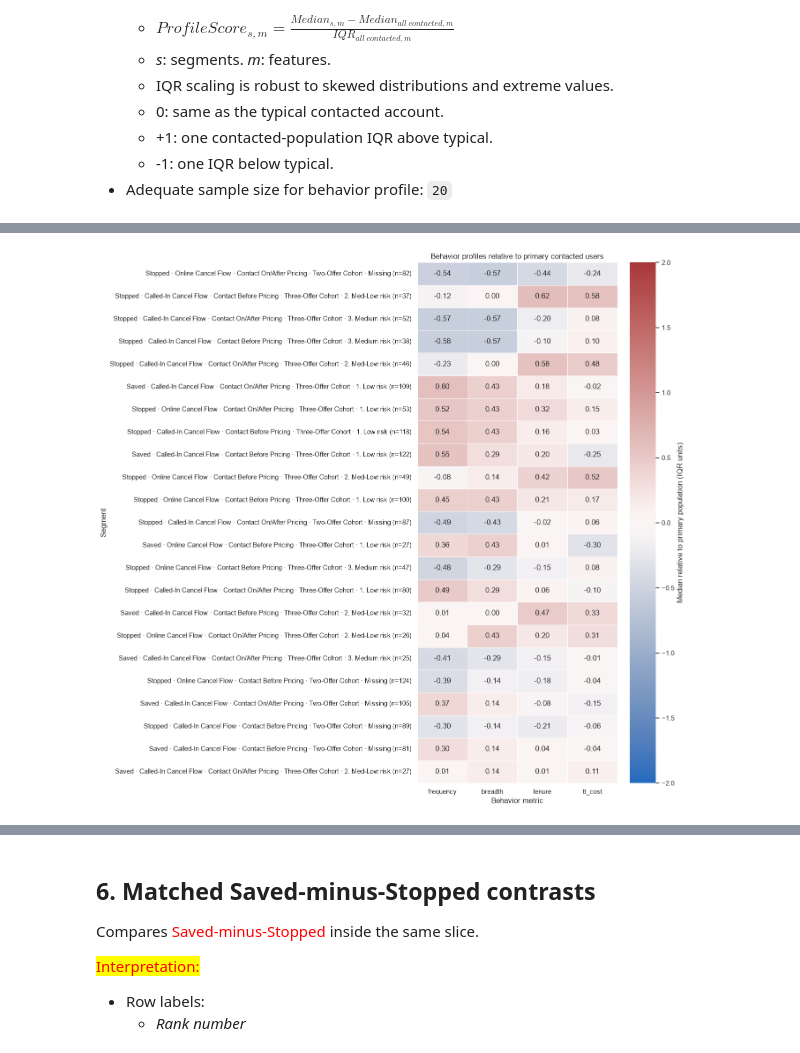
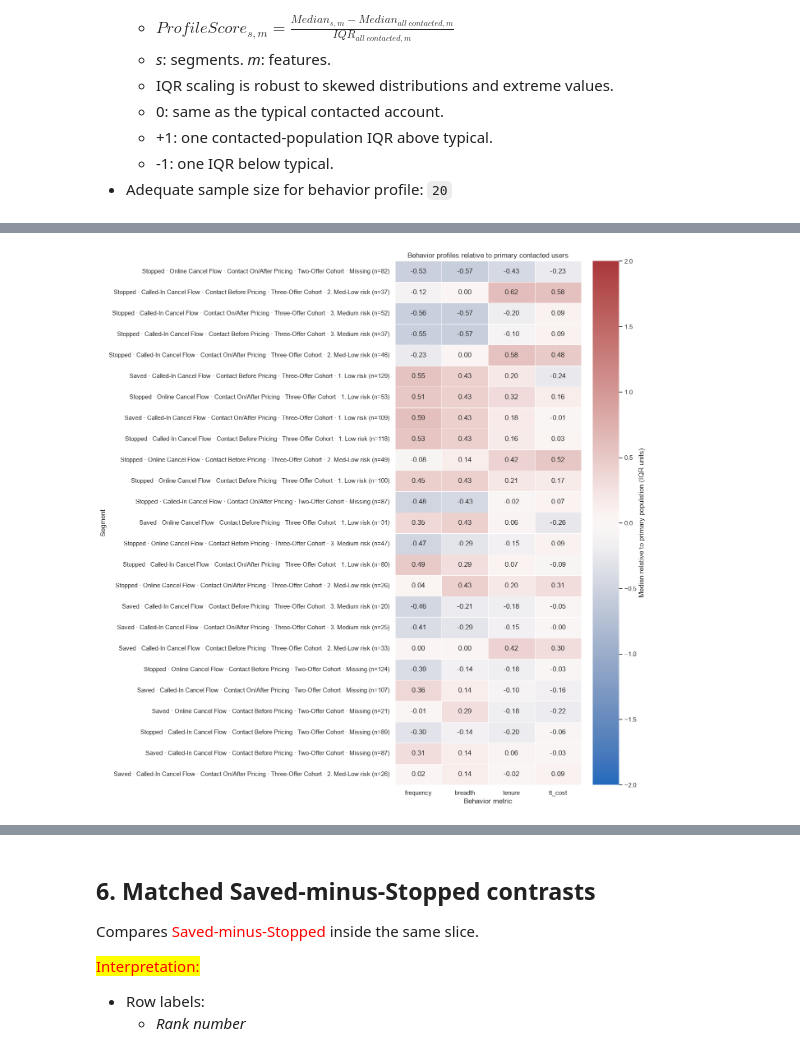
Before and after one commit to ying-gannett/stop_save_pChurn, a Jupyter notebook: src/notebooks/EDA_complete.ipynb, the cells around one changed output, grey strips where cells are left out. Drawn from its saved outputs; the diff is of its cells as text; code cells hidden in the pictures.

```diff
--- a/src/notebooks/EDA_complete.ipynb
+++ b/src/notebooks/EDA_complete.ipynb
@@ -45,23 +45,17 @@ from src.eda_helpers import (
 )
 # %%
 PROJECT_ID = "gannett-datascience"
-TABLE_ID = "gannett-datascience.test_results_zone.ss_test_result_v3-2"
+TABLE_ID = "gannett-datascience.test_results_zone.ss_test_result_usage_analysis"
 
-NUMERIC_FIELDS = ["frequency", "breadth", "tenure", "tt_cost"]
-SUMMARY_SEGMENT_FIELDS = [
-    "src_risk_tier",
-    "cohort",
-    "Treatment",
-    "contact_channel_group",
-    OUTCOME_COL,
-    "contact_timing",
-]
+NUMERIC_FIELDS = ["frequency", "breadth", "tenure", "tt_cost", "modelscore"]
+CATEGORICAL_FIELDS = ["rfv_bin", "favor_platforms", "market", "is_T1T2", "is_selected_80Mkts"]
 BASE_SEGMENT_FIELDS = [
     "contact_channel_group",
     "contact_timing",
     "cohort",
     "src_risk_tier",
 ]
+SUMMARY_SEGMENT_FIELDS = BASE_SEGMENT_FIELDS + ["Treatment", OUTCOME_COL]
 PROFILE_FIELDS = [OUTCOME_COL, *BASE_SEGMENT_FIELDS]
 MIN_PROFILE_USERS = 20
 MIN_TREATMENT_USERS = 5
@@ -70,8 +64,8 @@ BOOTSTRAP_ITERATIONS = 2_000  # Set to 0 to skip confidence intervals.
 BOOTSTRAP_CONFIDENCE_LEVEL = 0.95
 
 OUTPUT_ROOT = PROJECT_ROOT / "src" / "notebooks"
-CHART_DIR = OUTPUT_ROOT / "charts" / "eda_complete_v2"
-TABLE_DIR = OUTPUT_ROOT / "tables" / "eda_complete_v2"
+CHART_DIR = OUTPUT_ROOT / "charts" / "eda_complete_v3"
+TABLE_DIR = OUTPUT_ROOT / "tables" / "eda_complete_v3"
 OVERVIEW_CHART_DIR = CHART_DIR / "overview"
 DIAGNOSTIC_CHART_DIR = CHART_DIR / "diagnostics"
 PROFILE_CHART_DIR = CHART_DIR / "profiles"
@@ -357,3 +369,5 @@ _ = plot_metric_boxplot_views(
 )
 # %% [output]
 [figure]
+# %%
+df_analysis['all_population'] = 'All Population'
@@ -385,7 +473,7 @@ behavior_profiles = build_behavior_profiles(
     min_n=MIN_PROFILE_USERS,
 )
 behavior_profiles.to_csv(TABLE_DIR / "behavior_profiles.csv", index=False)
-# display(behavior_profiles.head(10))
+display(behavior_profiles.head(5))
 _ = plot_profile_or_contrast_heatmap(
     behavior_profiles,
     metrics=NUMERIC_FIELDS,
@@ -399,4 +493,4 @@ _ = plot_profile_or_contrast_heatmap(
-[figure, old version]
+[figure, new version]
 # %%
 print("Full combination of 40 slices:")
 pd.DataFrame(df_analysis.groupby(
```
Also changed, not shown: parts of 16 cells of this notebook, 27 other files.
